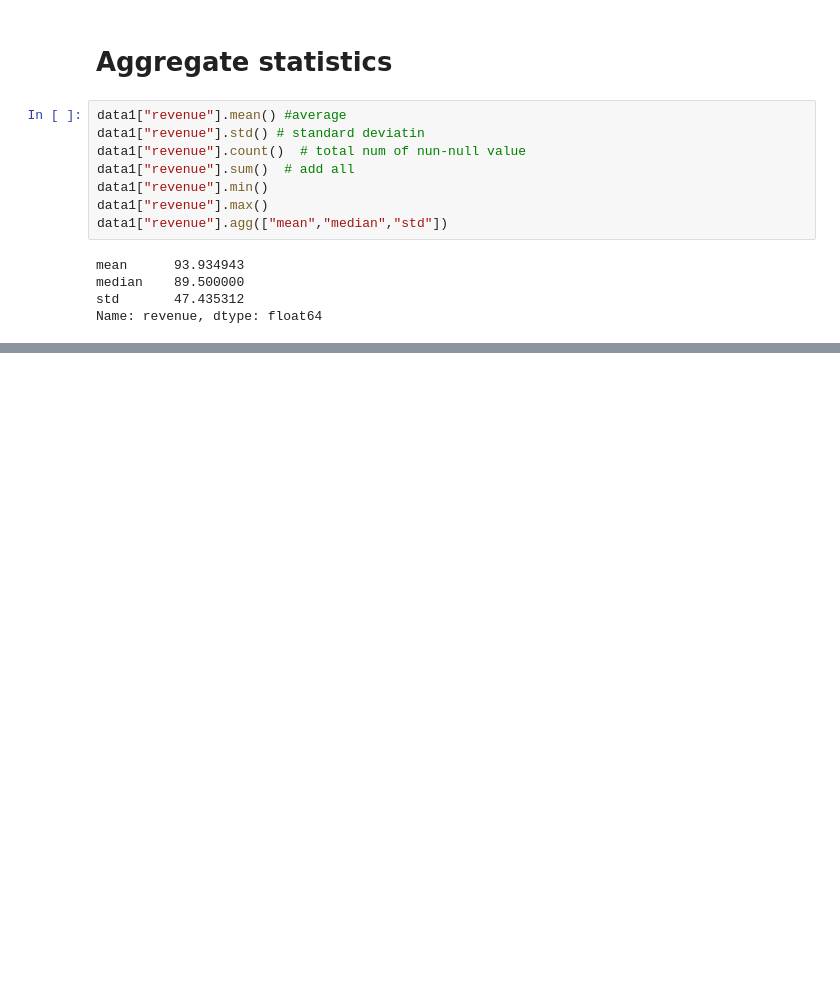
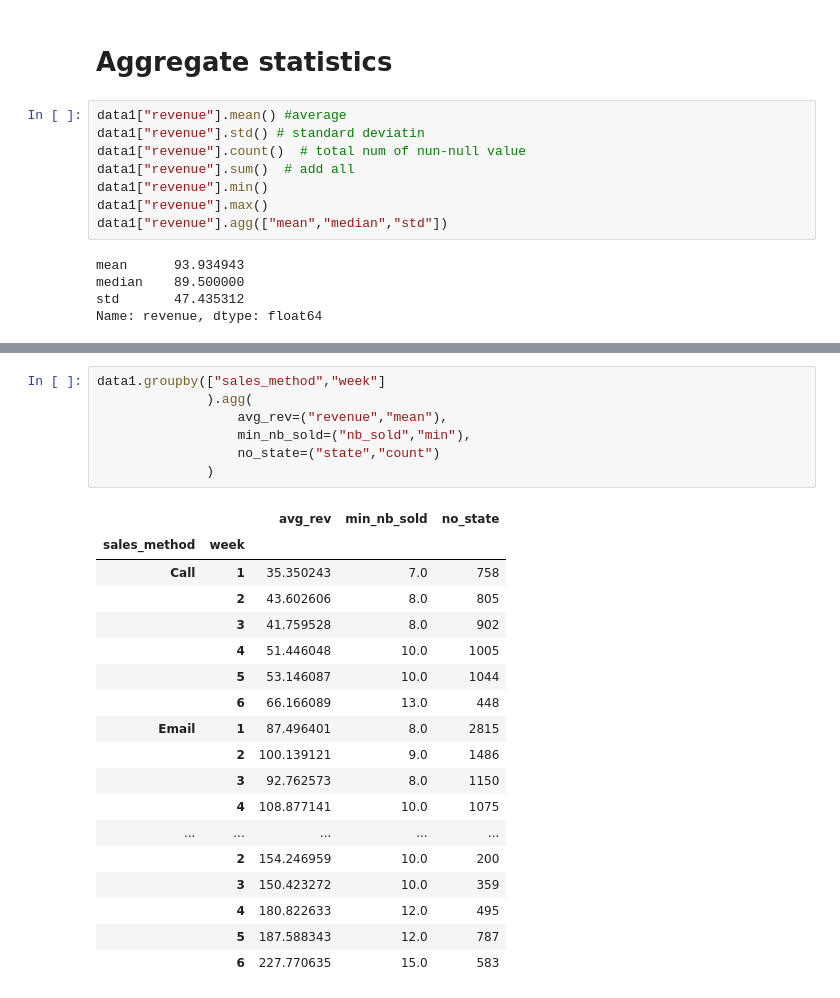
Before and after one commit to Femiolajide/Note, a Jupyter notebook: pop.ipynb, the cells around one changed output, grey strips where cells are left out. Cells and saved outputs as stored; diff of their text form; blank space fills up the shorter version.

```diff
--- a/pop.ipynb
+++ b/pop.ipynb
@@ -1309,0 +1477,26 @@ Name: revenue, dtype: float64
+# %%
+data1.groupby(["sales_method","week"]
+              ).agg(
+                  avg_rev=("revenue","mean"),
+                  min_nb_sold=("nb_sold","min"),
+                  no_state=("state","count")
+              )
+# %% [output]
+|  |  | avg_rev | min_nb_sold | no_state |
+| sales_method | week |  |  |  |
+| Call | 1 | 35.350243 | 7.0 | 758 |
+|  | 2 | 43.602606 | 8.0 | 805 |
+|  | 3 | 41.759528 | 8.0 | 902 |
+|  | 4 | 51.446048 | 10.0 | 1005 |
+|  | 5 | 53.146087 | 10.0 | 1044 |
+|  | 6 | 66.166089 | 13.0 | 448 |
+| Email | 1 | 87.496401 | 8.0 | 2815 |
+|  | 2 | 100.139121 | 9.0 | 1486 |
+|  | 3 | 92.762573 | 8.0 | 1150 |
+|  | 4 | 108.877141 | 10.0 | 1075 |
+| ... | ... | ... | ... | ... |
+|  | 2 | 154.246959 | 10.0 | 200 |
+|  | 3 | 150.423272 | 10.0 | 359 |
+|  | 4 | 180.822633 | 12.0 | 495 |
+|  | 5 | 187.588343 | 12.0 | 787 |
+|  | 6 | 227.770635 | 15.0 | 583 |
```
Also changed, not shown: parts of 17 cells of this notebook.
